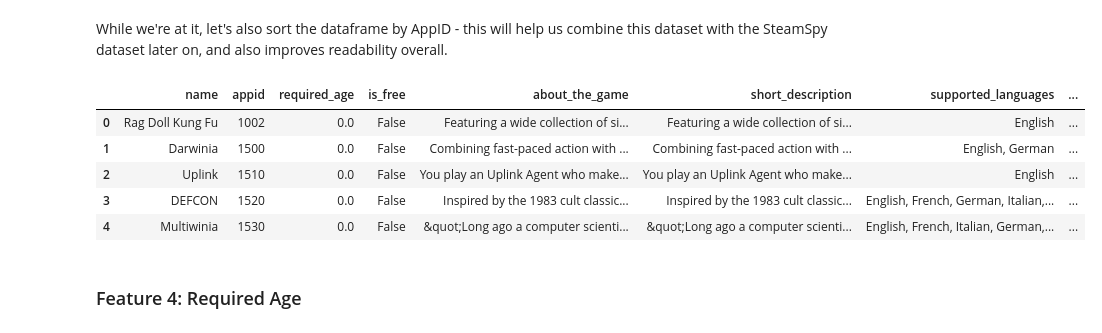
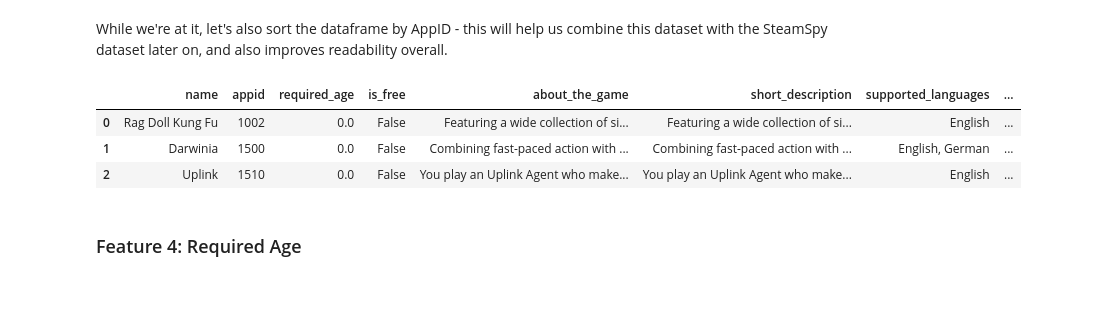
Before and after one commit to argwood/IndieP, a Jupyter notebook: IndieP_Data_Cleaning.ipynb, the cells around one changed output. Saved outputs shown, nothing was run; the diff lists cells and outputs as text; code cells hidden in the pictures; blank space fills up the shorter version.

Commit message:
updated data cleaning notebook

```diff
--- a/IndieP_Data_Cleaning.ipynb
+++ b/IndieP_Data_Cleaning.ipynb
@@ -178,14 +178,12 @@ While we're at it, let's also sort the dataframe by AppID - this will help us co
 data_steam.sort_values(by=['appid'], inplace=True)
 data_steam = data_steam.reset_index(drop=True)
 # %%
-data_steam.head(5)
+data_steam.head(3)
 # %% [output]
 |  | name | appid | required_age | is_free | about_the_game | short_description | supported_languages | ... |
 | 0 | Rag Doll Kung Fu | 1002 | 0.0 | False | Featuring a wide collection of si... | Featuring a wide collection of si... | English | ... |
 | 1 | Darwinia | 1500 | 0.0 | False | Combining fast-paced action with ... | Combining fast-paced action with ... | English, German | ... |
 | 2 | Uplink | 1510 | 0.0 | False | You play an Uplink Agent who make... | You play an Uplink Agent who make... | English | ... |
-| 3 | DEFCON | 1520 | 0.0 | False | Inspired by the 1983 cult classic... | Inspired by the 1983 cult classic... | English, French, German, Italian,... | ... |
-| 4 | Multiwinia | 1530 | 0.0 | False | &quot;Long ago a computer scienti... | &quot;Long ago a computer scienti... | English, French, Italian, German,... | ... |
 # %% [markdown]
 ### Feature 4: Required Age
 # %% [markdown]
```
Also changed, not shown: parts of 92 cells of this notebook.
